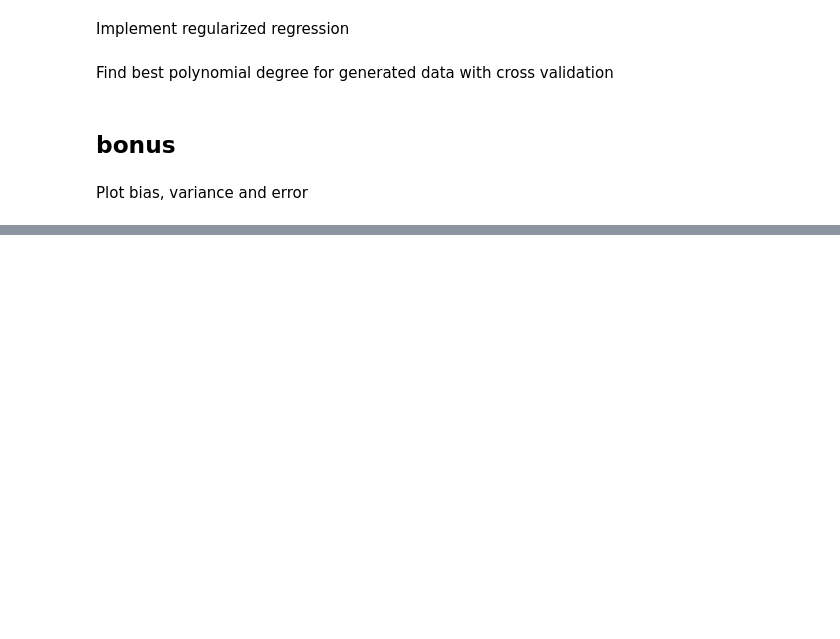
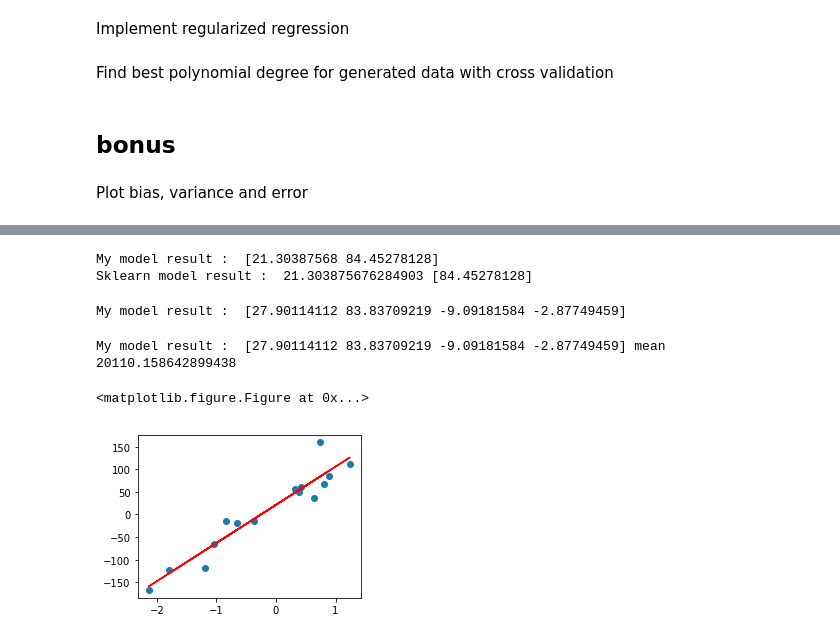
Before and after one commit to tigranv/ISTC_ML_Course, a Jupyter notebook: MachineLearning/FundamentalsAndSupervisedLearning/Lecture2/lecture2.ipynb, the cells around one changed output, grey strips where cells are left out. Drawn from its saved outputs; the diff is of its cells as text; code cells hidden in the pictures; blank space fills up the shorter version.

```diff
--- a/MachineLearning/FundamentalsAndSupervisedLearning/Lecture2/lecture2.ipynb
+++ b/MachineLearning/FundamentalsAndSupervisedLearning/Lecture2/lecture2.ipynb
@@ -53,0 +161,55 @@ Plot bias, variance and error
+# %%
+def estimate_model(y, X, Lambda):
+
+    Xtranspose = np.matrix.transpose(X)
+    Identity = np.identity(len(X[1,:]))
+    Identity[0,0] = 0
+
+    return np.dot(np.linalg.inv(np.add(np.dot(Xtranspose,X),Lambda*Identity)),np.dot(Xtranspose,y))
+
+def mean_square_loss(X, Y, b, Lambda):
+
+    return np.sum((X.dot(b) - Y)**2)/(2*len(Y)) + (Lambda/2)*b.transpose().dot(b)
+# %%
+# X with bias
+ones = np.ones(len(y))
+X_with_bias = np.column_stack((ones,X))
+
+# for simple linear regression model
+beta_simple = estimate_model(y, X_with_bias, 0)
+print("My model result : ", beta_simple)
+
+# for cross checking
+from sklearn.linear_model import LinearRegression
+from sklearn.metrics import mean_squared_error
+reg = LinearRegression()
+reg = reg.fit(X, y)
+print("Sklearn model result : ", reg.intercept_, reg.coef_)
+# %% [output]
+My model result :  [21.30387568 84.45278128]
+Sklearn model result :  21.303875676284903 [84.45278128]
+# %%
+# Estimate a five degree linear regression model (using standard square loss function)
+poly = PolynomialFeatures(3)
+X_poly = poly.fit_transform(X)
+
+beta_poly = estimate_model(y, X_poly, 0)
+print("My model result : ", beta_poly)
+# %% [output]
+My model result :  [27.90114112 83.83709219 -9.09181584 -2.87749459]
+# %%
+# Lambda = 5 as the tuning parameters for L2 regularization
+beta_L2_5 = estimate_model(y, X_poly,0)
+
+print("My model result : ", beta_L2_5, "mean ", mean_square_loss(X_poly, y, beta_L2_5, 5))
+# %% [output]
+My model result :  [27.90114112 83.83709219 -9.09181584 -2.87749459] mean  20110.158642899438
+# %%
+plt.clf()
+plt.figure(figsize=(4,3))
+plt.scatter(X, y)
+plt.plot(X, X_with_bias.dot(beta_simple),  color="red")
+plt.show()
+# %% [output]
+<matplotlib.figure.Figure at 0x...>
+[figure, added]
```
Also changed, not shown: parts of 17 cells of this notebook, 36 other files.
